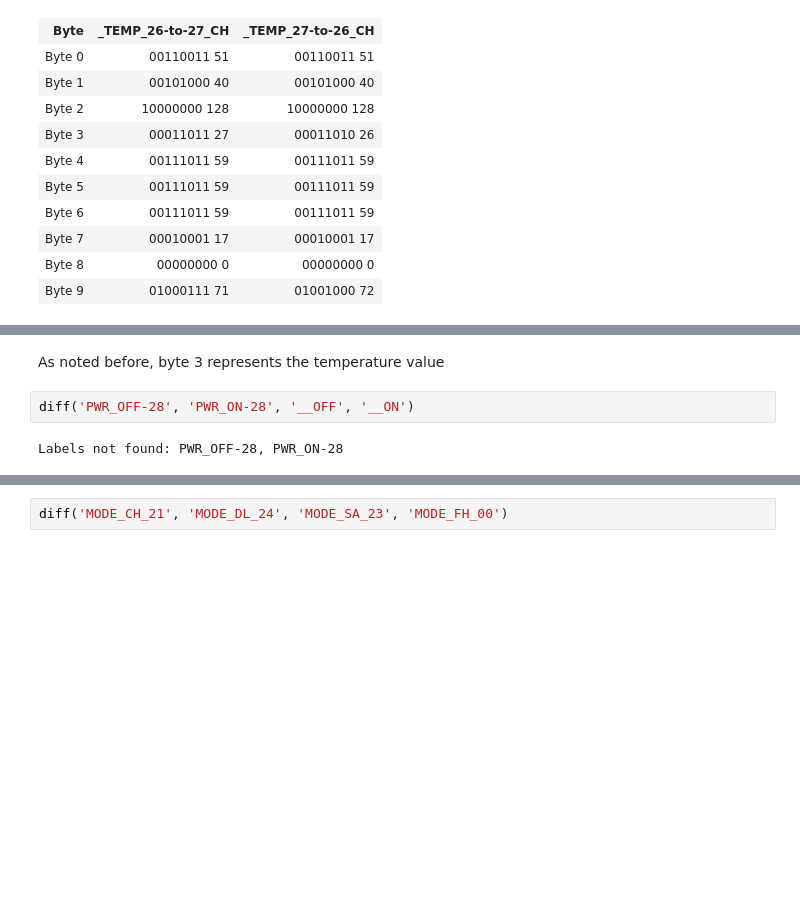
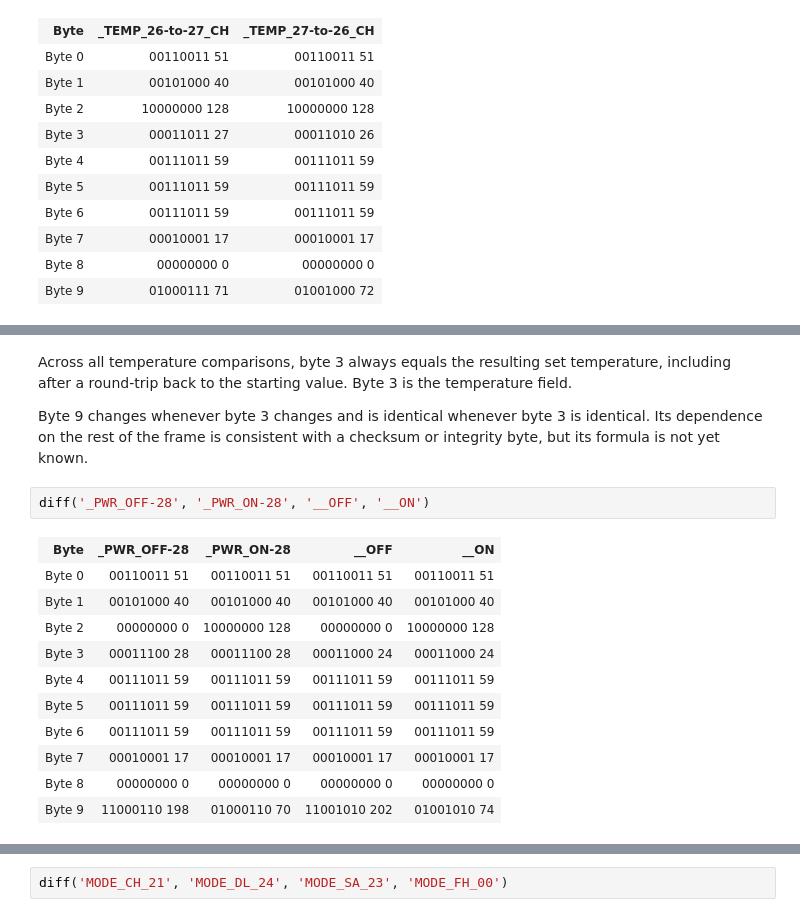
Before and after one commit to Shresht7/esphome-voltas-ac-climate-ir, a Jupyter notebook: protocol/analysis.ipynb, the cells around one changed output, grey strips where cells are left out. Drawn from its saved outputs; the diff is of its cells as text; blank space fills up the shorter version.

```diff
--- a/protocol/analysis.ipynb
+++ b/protocol/analysis.ipynb
@@ -608,6 +645,18 @@ diff("_TEMP_26-to-27_CH", "_TEMP_27-to-26_CH")
 # %% [markdown]
-As noted before, byte 3 represents the temperature value
+Across all temperature comparisons, byte 3 always equals the resulting set temperature, including after a round-trip back to the starting value. Byte 3 is the temperature field.
+
+Byte 9 changes whenever byte 3 changes and is identical whenever byte 3 is identical. Its dependence on the rest of the frame is consistent with a checksum or integrity byte, but its formula is not yet known.
 # %%
-diff('PWR_OFF-28', 'PWR_ON-28', '__OFF', '__ON')
+diff('_PWR_OFF-28', '_PWR_ON-28', '__OFF', '__ON')
 # %% [output]
-Labels not found: PWR_OFF-28, PWR_ON-28
+| Byte | _PWR_OFF-28 | _PWR_ON-28 | __OFF | __ON |
+| Byte 0 | 00110011 51 | 00110011 51 | 00110011 51 | 00110011 51 |
+| Byte 1 | 00101000 40 | 00101000 40 | 00101000 40 | 00101000 40 |
+| Byte 2 | 00000000 0 | 10000000 128 | 00000000 0 | 10000000 128 |
+| Byte 3 | 00011100 28 | 00011100 28 | 00011000 24 | 00011000 24 |
+| Byte 4 | 00111011 59 | 00111011 59 | 00111011 59 | 00111011 59 |
+| Byte 5 | 00111011 59 | 00111011 59 | 00111011 59 | 00111011 59 |
+| Byte 6 | 00111011 59 | 00111011 59 | 00111011 59 | 00111011 59 |
+| Byte 7 | 00010001 17 | 00010001 17 | 00010001 17 | 00010001 17 |
+| Byte 8 | 00000000 0 | 00000000 0 | 00000000 0 | 00000000 0 |
+| Byte 9 | 11000110 198 | 01000110 70 | 11001010 202 | 01001010 74 |
```
Also changed, not shown: parts of 17 cells of this notebook.
